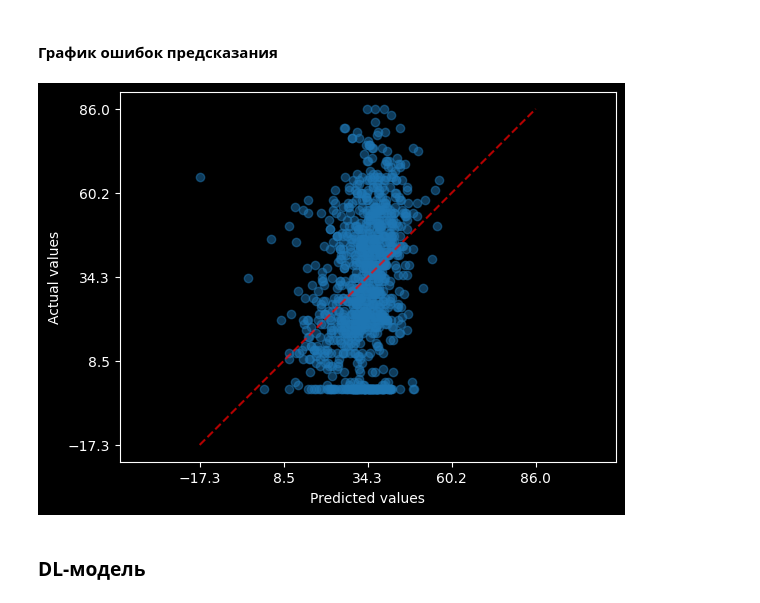
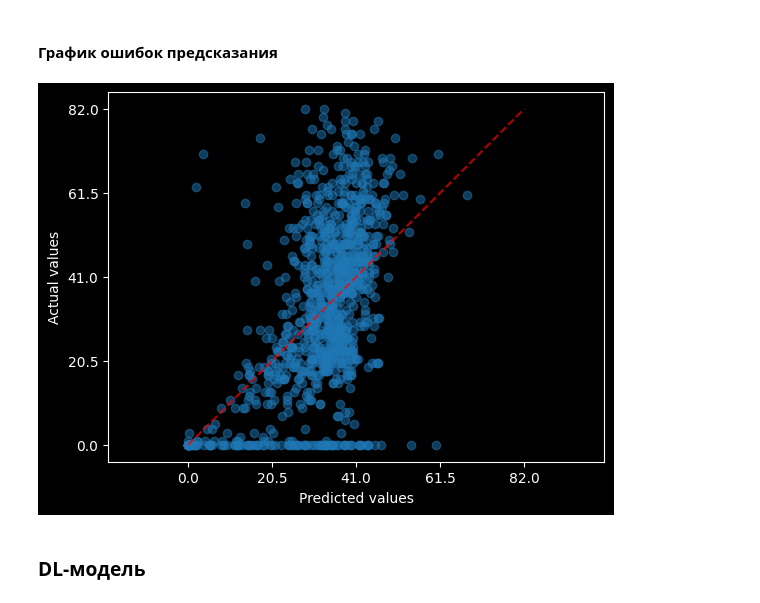
Before and after one commit to TimurKhabibulin474/ML-Spotify, a Jupyter notebook: spotify-v2.ipynb, the cells around one changed output. Drawn from its saved outputs; the diff is of its cells as text; code cells hidden in the pictures.

```diff
--- a/spotify-v2.ipynb
+++ b/spotify-v2.ipynb
@@ -815,7 +817,7 @@ def show_metrics(model, x_train, y_train, x_test, y_test):
 def prediction_display(model, x_test, y_test):
     PredictionErrorDisplay.from_predictions(
         y_test,
-        best_pr.predict(x_test),
+        model.predict(x_test),
         kind="actual_vs_predicted",
         scatter_kwargs={"alpha": 0.5},
         line_kwargs = {"color" : 'red'}
@@ -955,9 +957,9 @@ test     (307.7545074619984, 0.2729515449153085)
 # %% [markdown]
 #### График ошибок предсказания
 # %%
-prediction_display(forest, x_test, y_test)
+prediction_display(best_forest, x_test, y_test)
 # %% [output]
-[figure, old version]
+[figure, new version]
 # %% [markdown]
 ### DL-модель
 # %% [markdown]
```
Also changed, not shown: parts of 30 cells of this notebook.
